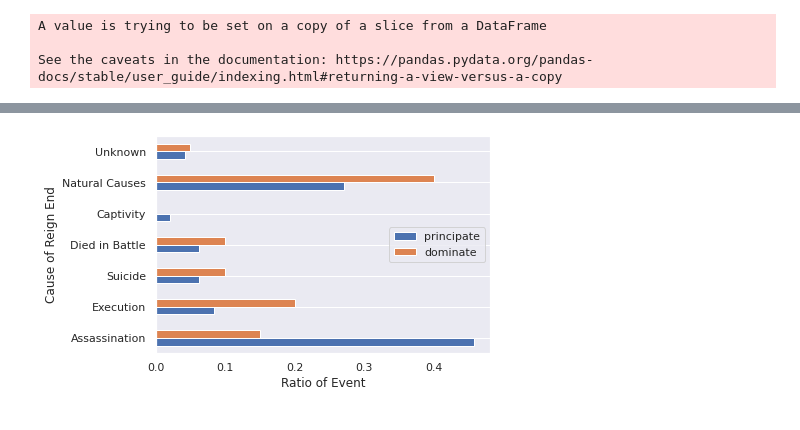
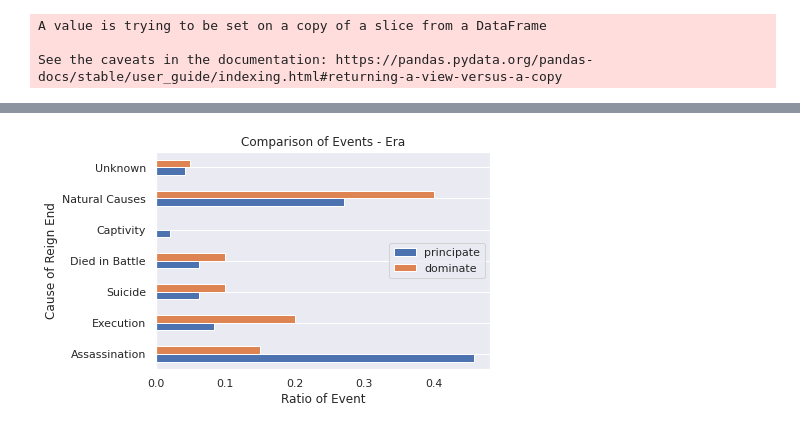
Before and after one commit to OgunSerifOnargan/HacettepeUniversity_DataandInformationEngineering, a Jupyter notebook: RomanEmperors_VBM661_MT1.ipynb, the cells around one changed output, grey strips where cells are left out. Saved outputs shown, nothing was run; the diff lists cells and outputs as text; code cells hidden in the pictures.

```diff
--- a/RomanEmperors_VBM661_MT1.ipynb
+++ b/RomanEmperors_VBM661_MT1.ipynb
@@ -219,31 +220,32 @@ sui_do_mean = df_dominate[df_dominate["cause"]=="Suicide"]["name"].count()/len(d
 bat_pr_mean = df_principate[df_principate["cause"]=="Died in Battle"]["name"].count()/len(df_principate)
 bat_do_mean = df_dominate[df_dominate["cause"]=="Died in Battle"]["name"].count()/len(df_dominate)
 cap_pr_mean = df_principate[df_principate["cause"]=="Captivity"]["name"].count()/len(df_principate)
 cap_do_mean = df_dominate[df_dominate["cause"]=="Captivity"]["name"].count()/len(df_dominate)
 nc_pr_mean = df_principate[df_principate["cause"]=="Natural Causes"]["name"].count()/len(df_principate)
 nc_do_mean = df_dominate[df_dominate["cause"]=="Natural Causes"]["name"].count()/len(df_dominate)
 un_pr_mean = df_principate[df_principate["cause"]=="Unknown"]["name"].count()/len(df_principate)
 un_do_mean = df_dominate[df_dominate["cause"]=="Unknown"]["name"].count()/len(df_dominate)
 
 mean_collect = []
 mean_collect.append([ass_pr_mean,ass_do_mean])
 mean_collect.append([exe_pr_mean,exe_do_mean])
 mean_collect.append([sui_pr_mean,sui_do_mean])
 mean_collect.append([bat_pr_mean,bat_do_mean])
 mean_collect.append([cap_pr_mean,cap_do_mean])
 mean_collect.append([nc_pr_mean,nc_do_mean])
 mean_collect.append([un_pr_mean,un_do_mean])
 
 df_mean_collect = pd.DataFrame(mean_collect, columns=["principate","dominate"],
                                index=["Assassination","Execution","Suicide","Died in Battle","Captivity","Natural Causes","Unknown"])
 
 df_mean_collect.plot(kind="barh")
 plt.grid(axis="x")
 plt.xlabel("Ratio of Event")
 plt.ylabel("Cause of Reign End")
+plt.title("Comparison of Events - Era")
 plt.savefig("graph4", dpi=500, bbox_inches="tight")
 files.download("graph4.png")
 # %% [output]
 [interactive output not drawn]
 [interactive output not drawn]
-[figure, old version]
+[figure, new version]
```
Also changed, not shown: parts of 3 cells of this notebook.
